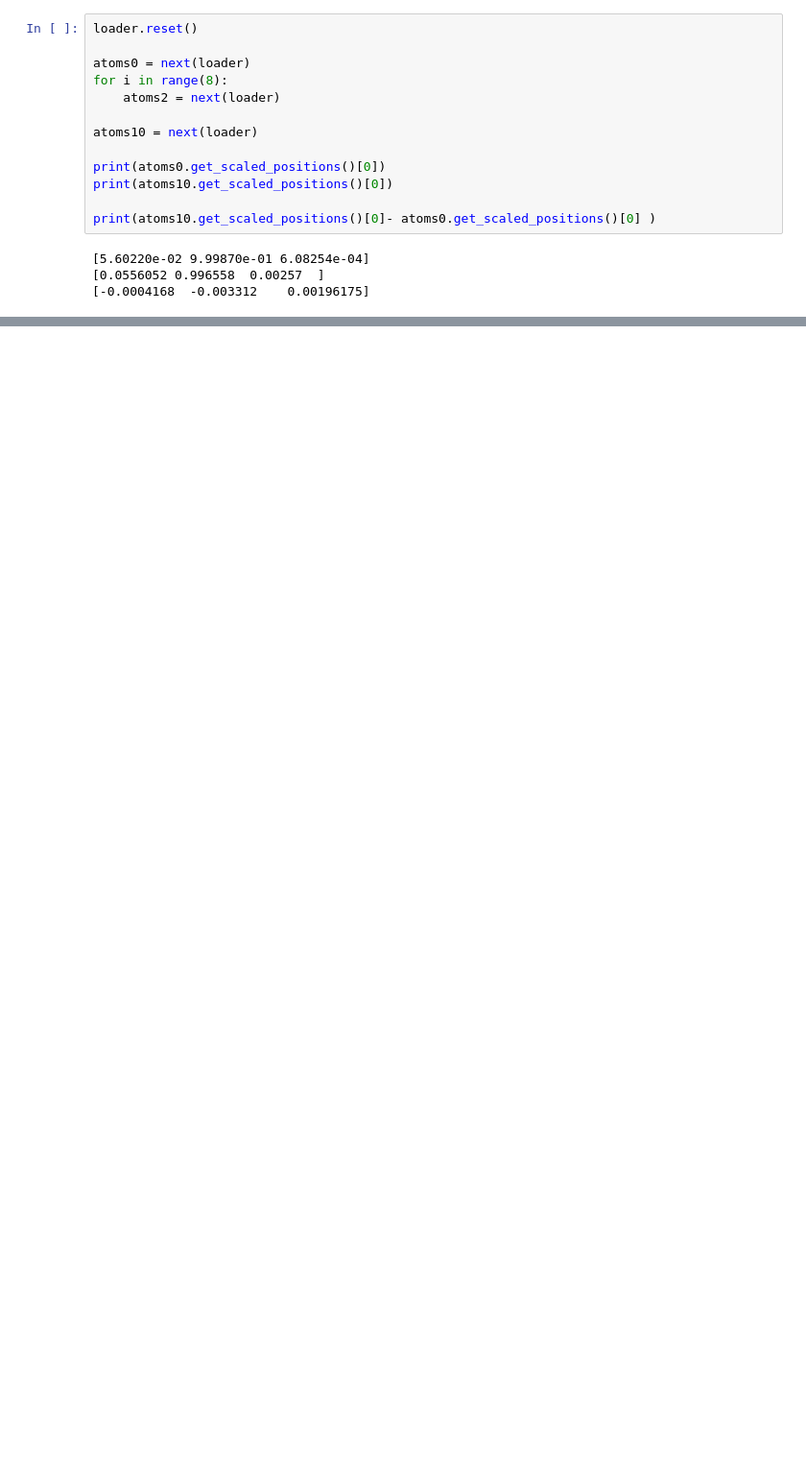
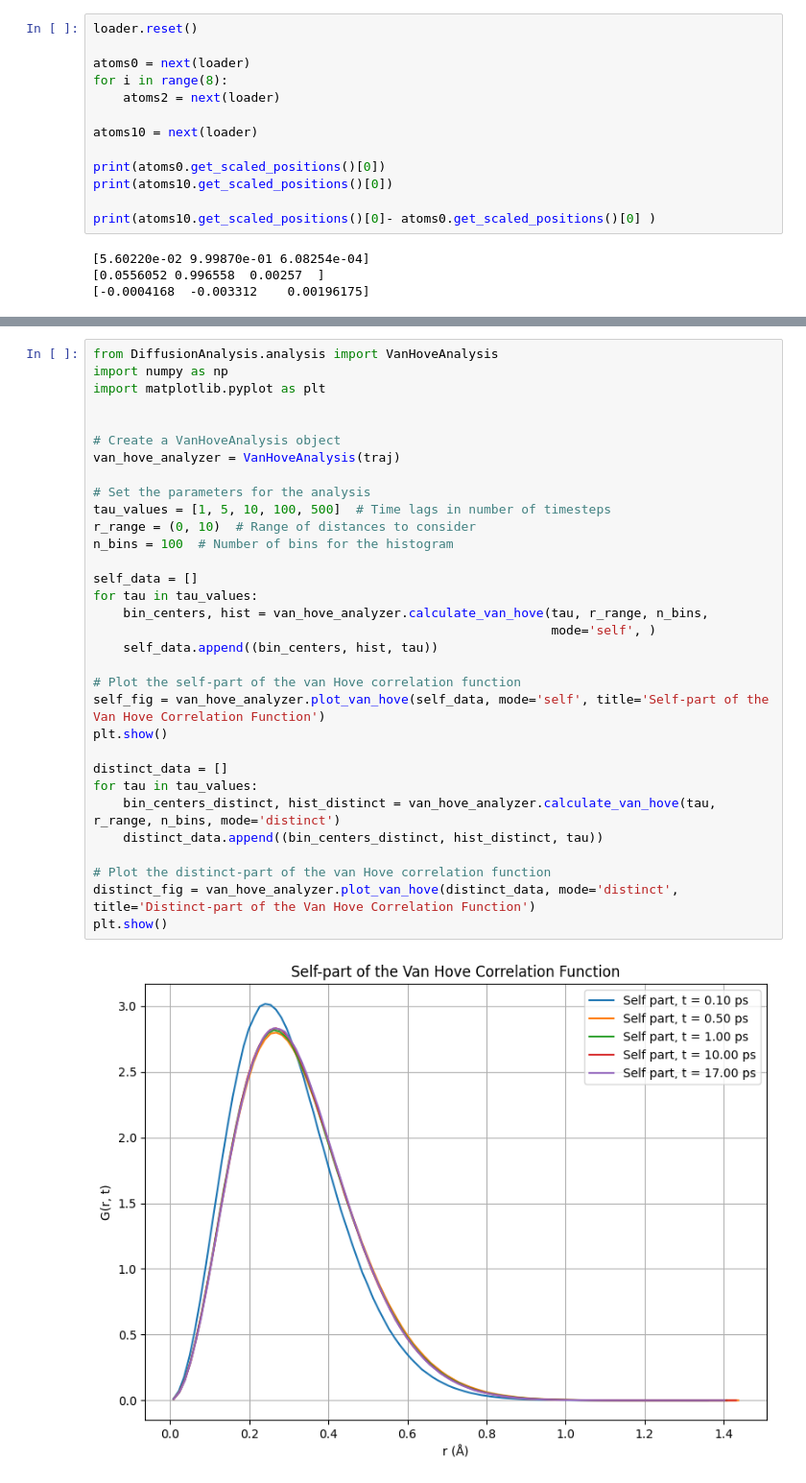
Before and after one commit to ChrisDavi3s/DiffusionAnalysis, a Jupyter notebook: DiffusionAnalysis/examples/example.ipynb, the cells around one changed output, grey strips where cells are left out. Shown at 96% size. Saved outputs shown, nothing was run; the diff lists cells and outputs as text; blank space fills up the shorter version.

```diff
--- a/DiffusionAnalysis/examples/example.ipynb
+++ b/DiffusionAnalysis/examples/example.ipynb
@@ -85,0 +86,34 @@ No artists with labels found to put in legend.  Note that artists whose label st
+# %%
+from DiffusionAnalysis.analysis import VanHoveAnalysis
+import numpy as np
+import matplotlib.pyplot as plt
+
+
+# Create a VanHoveAnalysis object
+van_hove_analyzer = VanHoveAnalysis(traj)
+
+# Set the parameters for the analysis
+tau_values = [1, 5, 10, 100, 500]  # Time lags in number of timesteps
+r_range = (0, 10)  # Range of distances to consider
+n_bins = 100  # Number of bins for the histogram
+
+self_data = []
+for tau in tau_values:
+    bin_centers, hist = van_hove_analyzer.calculate_van_hove(tau, r_range, n_bins,
+                                                             mode='self', )
+    self_data.append((bin_centers, hist, tau))
+
+# Plot the self-part of the van Hove correlation function
+self_fig = van_hove_analyzer.plot_van_hove(self_data, mode='self', title='Self-part of the Van Hove Correlation Function')
+plt.show()
+
+distinct_data = []
+for tau in tau_values:
+    bin_centers_distinct, hist_distinct = van_hove_analyzer.calculate_van_hove(tau, r_range, n_bins, mode='distinct')
+    distinct_data.append((bin_centers_distinct, hist_distinct, tau))
+
+# Plot the distinct-part of the van Hove correlation function
+distinct_fig = van_hove_analyzer.plot_van_hove(distinct_data, mode='distinct', title='Distinct-part of the Van Hove Correlation Function')
+plt.show()
+# %% [output]
+[figure, added]
```
Also changed, not shown: parts of 5 cells of this notebook, 7 other files.
